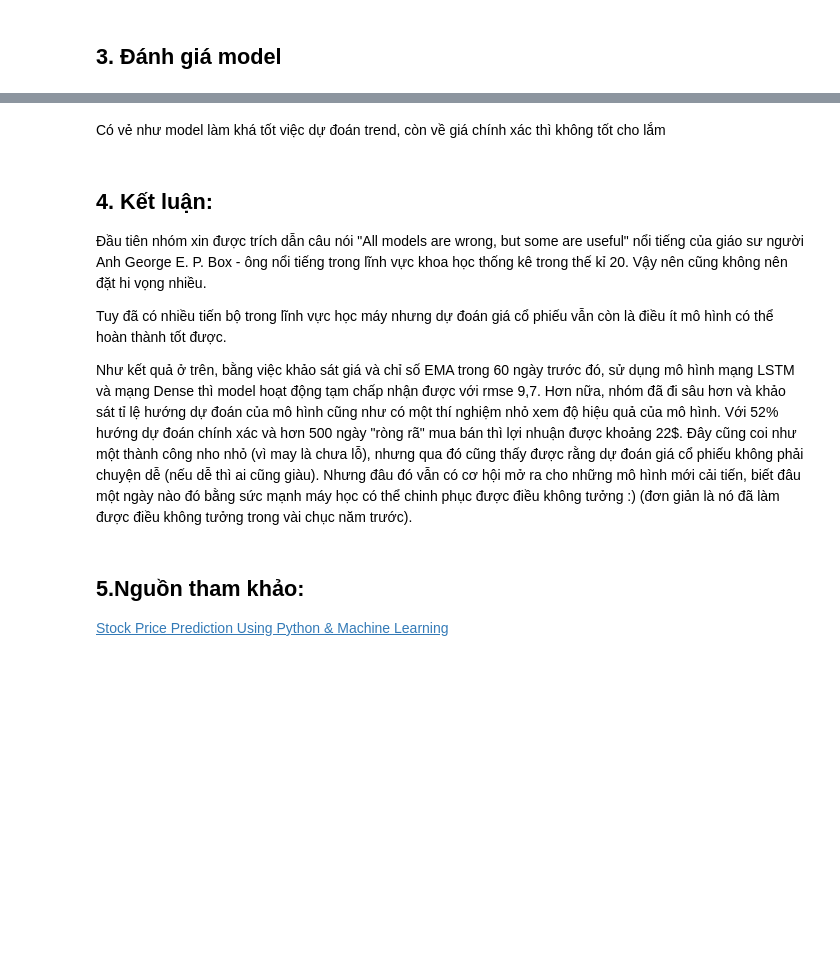
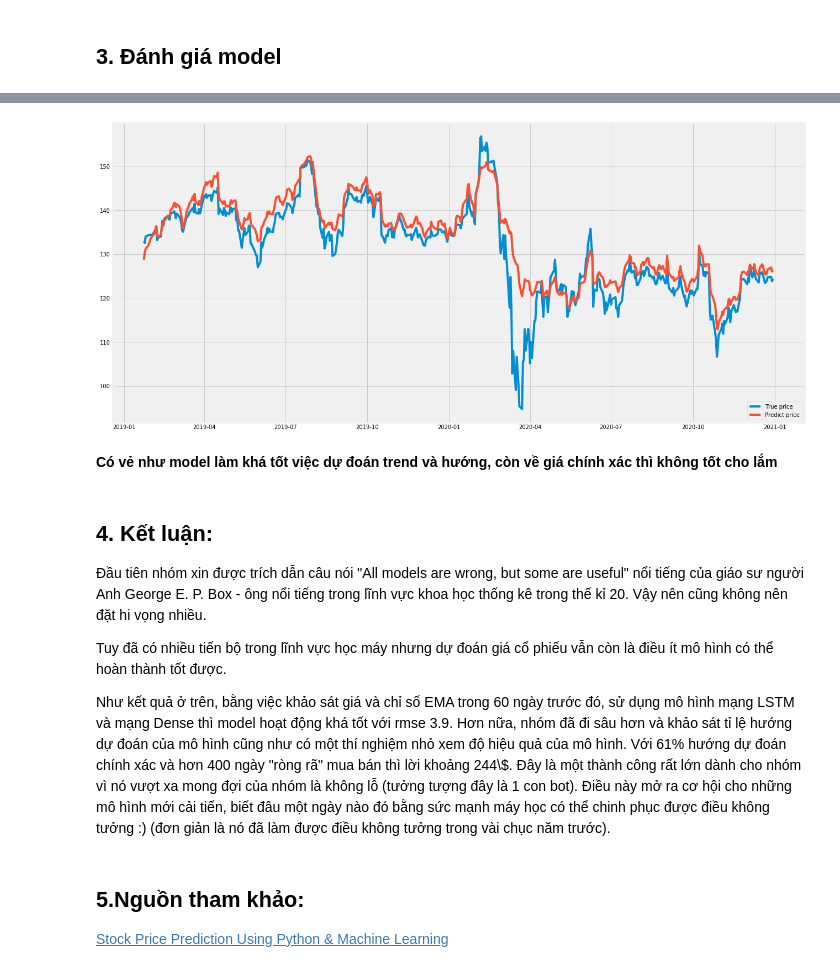
Before and after one commit to ptquan-hcmus/StockPricePredict, a Jupyter notebook: StockPredictModel.ipynb, the cells around one changed output, grey strips where cells are left out. Cells and saved outputs as stored; diff of their text form; code cells hidden in the pictures; blank space fills up the shorter version.

```diff
--- a/StockPredictModel.ipynb
+++ b/StockPredictModel.ipynb
@@ -253,12 +329,14 @@ plt.show()
 # %%
 # Biểu đồ riêng giá predict trên tập test và giá thực tế
 plt.figure(figsize = (20, 10))
-plt.plot(valid_df['close'])
+plt.plot(valid_df['Close'])
 plt.plot(valid_df['predictions'])
 plt.legend(['True price', 'Predict price'], loc = 'lower right')
 plt.show()
+# %% [output]
+[figure, added]
 # %% [markdown]
-Có vẻ như model làm khá tốt việc dự đoán trend, còn về giá chính xác thì không tốt cho lắm
+**Có vẻ như model làm khá tốt việc dự đoán trend và hướng, còn về giá chính xác thì không tốt cho lắm**
 # %% [markdown]
 ## 4. Kết luận:
 
@@ -266,7 +344,7 @@ Có vẻ như model làm khá tốt việc dự đoán trend, còn về giá ch
 
 Tuy đã có nhiều tiến bộ trong lĩnh vực học máy nhưng dự đoán giá cổ phiếu vẫn còn là điều ít mô hình có thể hoàn thành tốt được.
 
-Như kết quả ở trên, bằng việc khảo sát giá và chỉ số EMA trong 60 ngày trước đó, sử dụng mô hình mạng LSTM và mạng Dense thì model hoạt động tạm chấp nhận được với rmse 9,7. Hơn nữa, nhóm đã đi sâu hơn và khảo sát tỉ lệ hướng dự đoán của mô hình cũng như có một thí nghiệm nhỏ xem độ hiệu quả của mô hình. Với 52% hướng dự đoán chính xác và hơn 500 ngày "ròng rã" mua bán thì lợi nhuận được khoảng 22$. Đây cũng coi như một thành công nho nhỏ (vì may là chưa lỗ), nhưng qua đó cũng thấy được rằng dự đoán giá cổ phiếu không phải chuyện dễ (nếu dễ thì ai cũng giàu). Nhưng đâu đó vẫn có cơ hội mở ra cho những mô hình mới cải tiến, biết đâu một ngày nào đó bằng sức mạnh máy học có thể chinh phục được điều không tưởng :) (đơn giản là nó đã làm được điều không tưởng trong vài chục năm trước).
+Như kết quả ở trên, bằng việc khảo sát giá và chỉ số EMA trong 60 ngày trước đó, sử dụng mô hình mạng LSTM và mạng Dense thì model hoạt động khá tốt với rmse 3.9. Hơn nữa, nhóm đã đi sâu hơn và khảo sát tỉ lệ hướng dự đoán của mô hình cũng như có một thí nghiệm nhỏ xem độ hiệu quả của mô hình. Với 61% hướng dự đoán chính xác và hơn 400 ngày "ròng rã" mua bán thì lời khoảng 244\\$. Đây là một thành công rất lớn dành cho nhóm vì nó vượt xa mong đợi của nhóm là không lỗ (tưởng tượng đây là 1 con bot). Điều này mở ra cơ hội cho những mô hình mới cải tiến, biết đâu một ngày nào đó bằng sức mạnh máy học có thể chinh phục được điều không tưởng :) (đơn giản là nó đã làm được điều không tưởng trong vài chục năm trước).
 # %% [markdown]
 ## 5.Nguồn tham khảo:
 [Stock Price Prediction Using Python & Machine Learning](https://www.youtube.com/watch?v=QIUxPv5PJOY)
```
Also changed, not shown: parts of 26 cells of this notebook.
